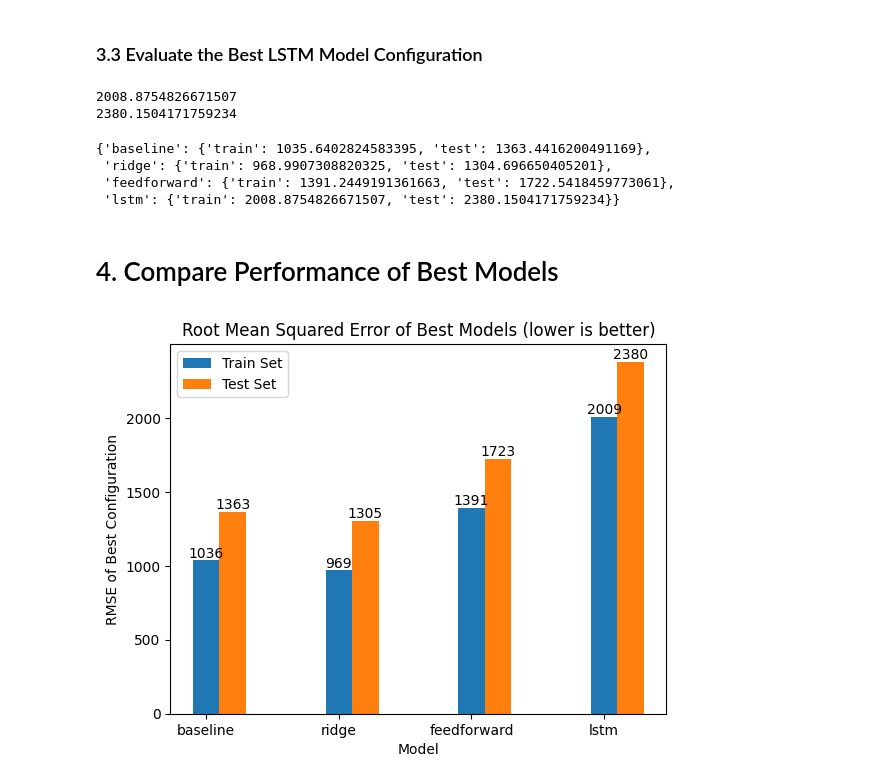
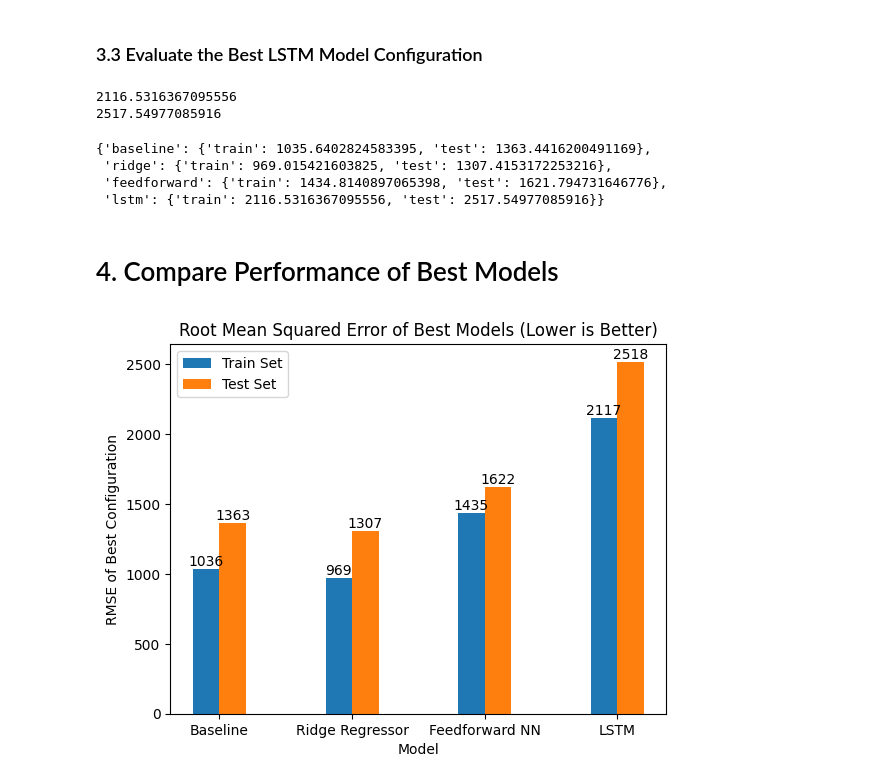
Before and after one commit to ZachOBrien/bikeshare-modelling, a Jupyter notebook: final-project-OBRIEN.ipynb, the cells around one changed output. Saved outputs shown, nothing was run; the diff lists cells and outputs as text; code cells hidden in the pictures.

```diff
--- a/train.ipynb
+++ b/final-project-OBRIEN.ipynb
@@ -283,6 +285,7 @@ plt.show()
 # %% [markdown]
 ### 2.3.1 Evaluate Best Ridge Regression Model on Train and Test Sets
 # %%
-best_ridge_model = ridge_models[0]
+best_model_index = np.argmin(avg_rmse_by_alpha)
+best_ridge_model = ridge_models[best_model_index]
 print(best_ridge_model)
 # %% [output]
@@ -510,9 +513,9 @@ y shape: (730,)
 lstm_train_set_size = len(X_lstm) - (HOURS_PER_DAY * 100)
 
 X_train_and_val_lstm = X_lstm[:lstm_train_set_size]
-y_train_and_val_lstm = y_lstm[:(lstm_train_set_size // 24)]
+y_train_and_val_lstm = y_lstm[:(lstm_train_set_size // HOURS_PER_DAY)]
 X_test_lstm = X_lstm[lstm_train_set_size:]
-y_test_lstm = y_lstm[(lstm_train_set_size // 24):]
+y_test_lstm = y_lstm[(lstm_train_set_size // HOURS_PER_DAY):]
 # %%
 crossval_indices = create_timeseries_crossval_splits(X_train_and_val_lstm, n_splits=5)
 # %%
@@ -632,35 +635,35 @@ print(best_lstm_model_rmse_test)
 BEST_MODEL_PERFORMANCES["lstm"]["train"] = best_lstm_model_rmse_train
 BEST_MODEL_PERFORMANCES["lstm"]["test"] = best_lstm_model_rmse_test
 # %% [output]
-2008.8754826671507
-2380.1504171759234
+2116.5316367095556
+2517.54977085916
 # %%
 BEST_MODEL_PERFORMANCES
 # %% [output]
 {'baseline': {'train': 1035.6402824583395, 'test': 1363.4416200491169},
- 'ridge': {'train': 968.9907308820325, 'test': 1304.696650405201},
- 'feedforward': {'train': 1391.2449191361663, 'test': 1722.5418459773061},
- 'lstm': {'train': 2008.8754826671507, 'test': 2380.1504171759234}}
+ 'ridge': {'train': 969.015421603825, 'test': 1307.4153172253216},
+ 'feedforward': {'train': 1434.8140897065398, 'test': 1621.794731646776},
+ 'lstm': {'train': 2116.5316367095556, 'test': 2517.54977085916}}
 # %% [markdown]
 # 4. Compare Performance of Best Models
 # %%
 model_names = ["baseline", "ridge", "feedforward", "lstm"]
 all_train_rmses = [np.around(BEST_MODEL_PERFORMANCES[model_type]["train"]) for model_type in model_names]
 all_test_rmses = [np.around(BEST_MODEL_PERFORMANCES[model_type]["test"]) for model_type in model_names]
 
 fig, ax = plt.subplots()
 
-train_bars = ax.bar([1, 2, 3, 4], all_train_rmses, width=0.2, label="Train Set")
+train_bars = ax.bar([0.9, 1.9, 2.9, 3.9], all_train_rmses, width=0.2, label="Train Set")
 ax.bar_label(train_bars)
-test_bars = ax.bar([1.2, 2.2, 3.2, 4.2], all_test_rmses, width=0.2, label="Test Set")
+test_bars = ax.bar([1.1, 2.1, 3.1, 4.1], all_test_rmses, width=0.2, label="Test Set")
 ax.bar_label(test_bars)
-ax.set_title("Root Mean Squared Error of Best Models (lower is better)")
+ax.set_title("Root Mean Squared Error of Best Models (Lower is Better)")
 ax.set_xlabel("Model")
 ax.set_ylabel("RMSE of Best Configuration")
 ax.set_xticks([1, 2, 3, 4])
-ax.set_xticklabels(model_names)
+ax.set_xticklabels(["Baseline", "Ridge Regressor", "Feedforward NN", "LSTM"])
 ax.legend()
 fig.savefig("best_model_performances.jpeg")
 plt.show()
 # %% [output]
-[figure, old version]
+[figure, new version]
```
Also changed, not shown: parts of 8 cells of this notebook, 1 other file.
